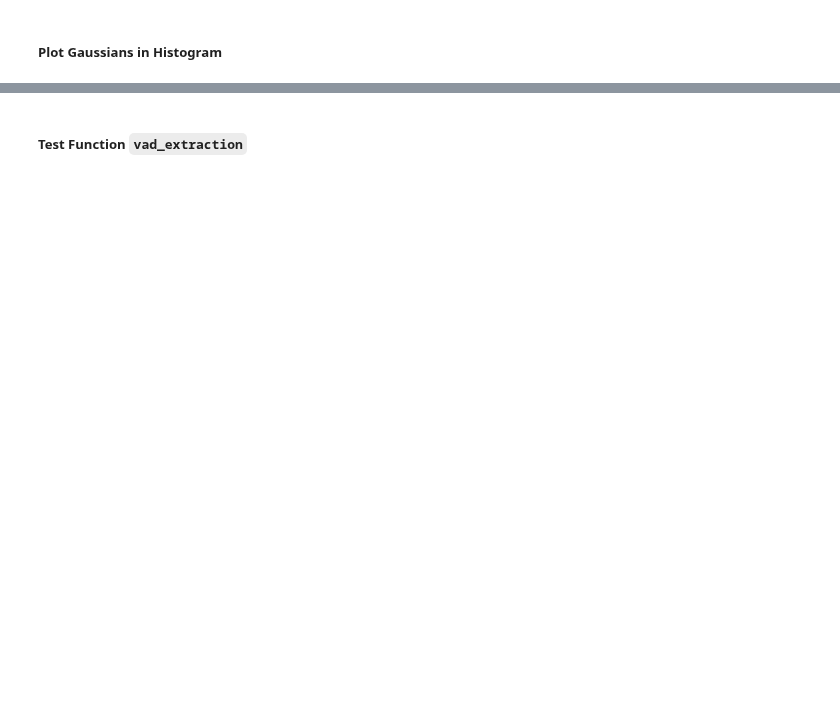
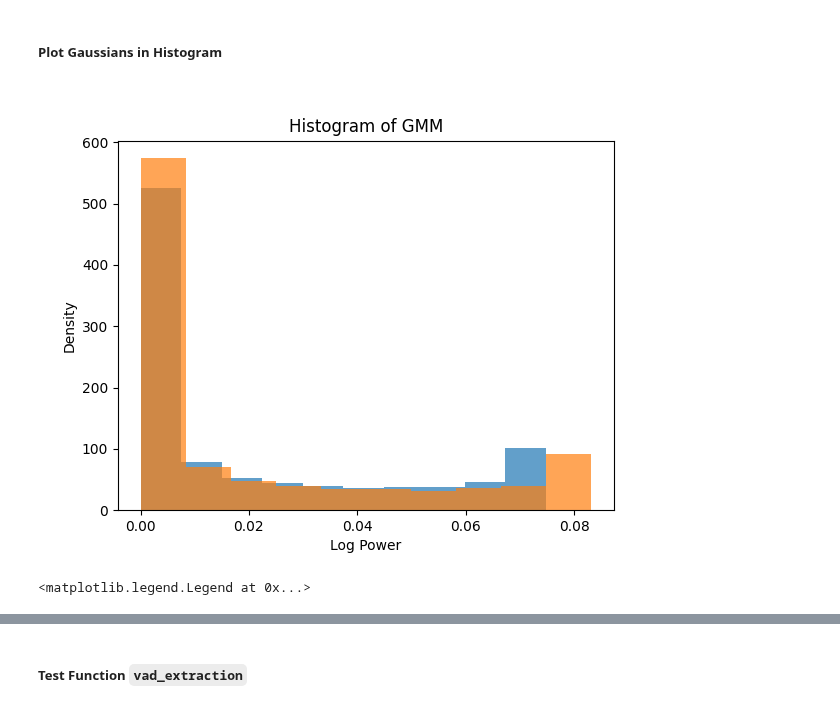
Before and after one commit to kasperikaivola/python-audio-processing, a Jupyter notebook: prerequisites/06_data_augmentation/test_augmentation.ipynb, the cells around one changed output, grey strips where cells are left out. Saved outputs shown, nothing was run; the diff lists cells and outputs as text; code cells hidden in the pictures; blank space fills up the shorter version.

```diff
--- a/prerequisites/06_data_augmentation/test_augmentation.ipynb
+++ b/prerequisites/06_data_augmentation/test_augmentation.ipynb
@@ -47,0 +64,8 @@ FileNotFoundError: [Errno 2] No such file or directory: 'C:/Users/kaspe/Desktop/
+# %%
+# YOUR CODE HERE
+from sklearn.mixture import GaussianMixture
+
+#fit a GMM with two components to the speech power
+gmm = GaussianMixture(n_components=2, random_state=0).fit(log_power.reshape(-1, 1))
+print("means:\n",gmm.means_)
+print("variances:\n",gmm.covariances_)
@@ -50,10 +82,25 @@ FileNotFoundError: [Errno 2] No such file or directory: 'C:/Users/kaspe/Desktop/
 # %%
 def gaussian(x, m, cov):
     """ Return probability for value(s) *x* of gaussian / normal distribution
         with mean *m* and standard deviation *cov*
     """
     std = np.sqrt(cov)
     y = np.exp(-((x - m) / std)**2 / 2) / np.sqrt(2*np.pi) / std
     return y
 
 # YOUR CODE HERE
+x = np.linspace(log_power.min(), log_power.max(), 1000)
+plt.figure()
+plt.xlabel('Log Power')
+plt.ylabel('Density')
+plt.title('Histogram of GMM')
+# Plot the GMM components
+for i in range(2):
+    mean = gmm.means_[i, 0]
+    covariance = gmm.covariances_[i, 0, 0]
+    plt.hist(gaussian(x, mean, covariance), label=f'Component {i+1}',alpha=0.7)
+plt.show()
+plt.legend()
+# %% [output]
+[figure, added]
+<matplotlib.legend.Legend at 0x...>
```
Also changed, not shown: parts of 7 cells of this notebook, 1 other file.
